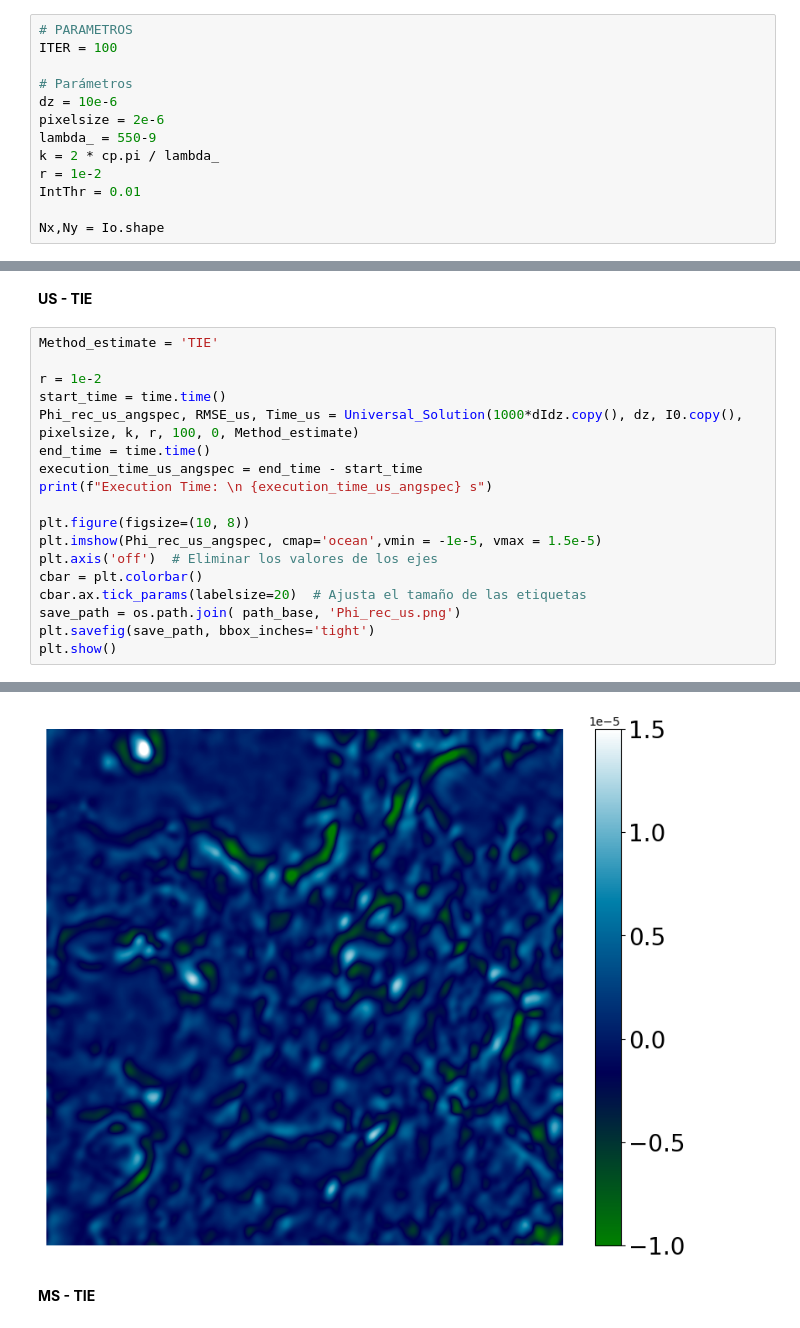
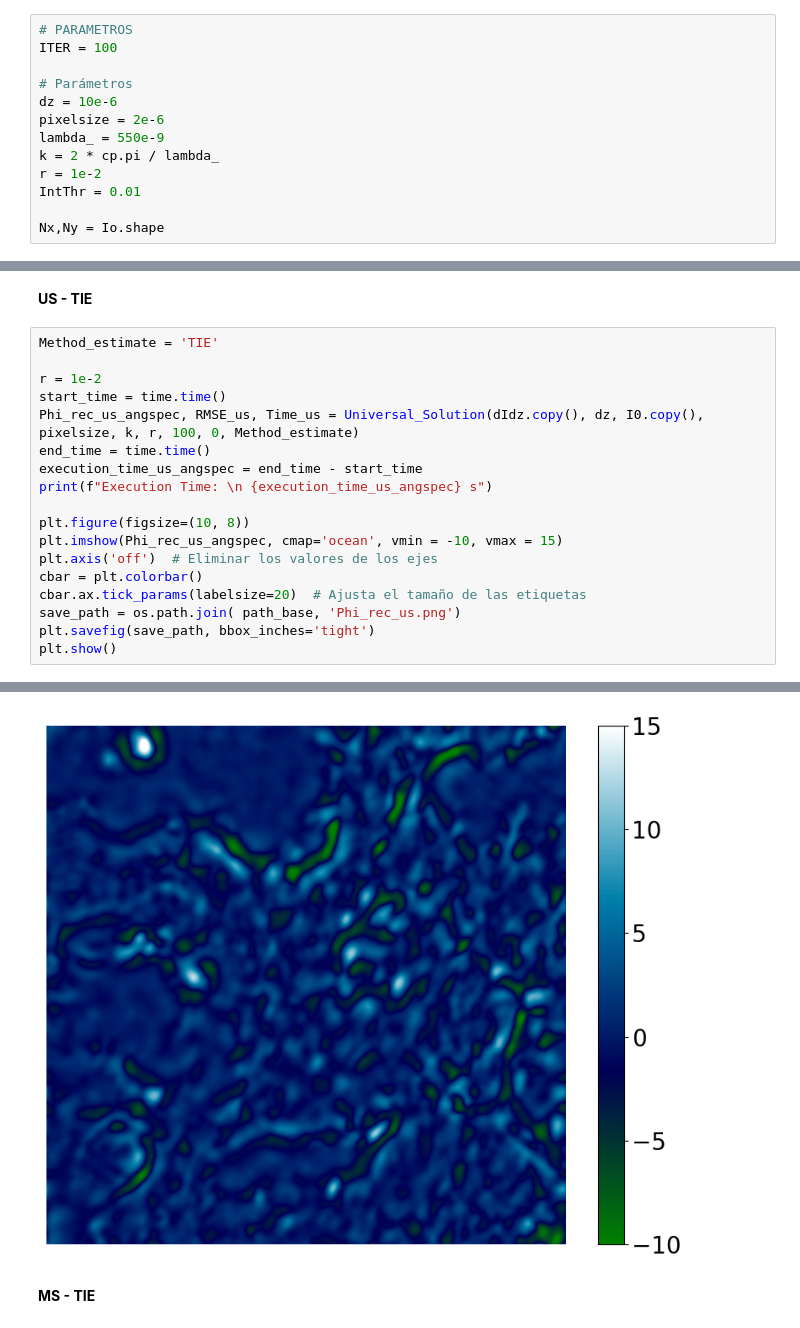
Before and after one commit to alecoso/MS-TIE, a Jupyter notebook: src/MS_TIE-Experiments.ipynb, the cells around one changed output, grey strips where cells are left out. Drawn from its saved outputs; the diff is of its cells as text.

```diff
--- a/src/MS_TIE-Experiments.ipynb
+++ b/src/MS_TIE-Experiments.ipynb
@@ -470,7 +470,7 @@ ITER = 100
 # Parámetros
 dz = 10e-6
 pixelsize = 2e-6
-lambda_ = 550-9
+lambda_ = 550e-9
 k = 2 * cp.pi / lambda_
 r = 1e-2
 IntThr = 0.01
@@ -556,13 +560,13 @@ Method_estimate = 'TIE'
 
 r = 1e-2
 start_time = time.time()
-Phi_rec_us_angspec, RMSE_us, Time_us = Universal_Solution(1000*dIdz.copy(), dz, I0.copy(), pixelsize, k, r, 100, 0, Method_estimate)
+Phi_rec_us_angspec, RMSE_us, Time_us = Universal_Solution(dIdz.copy(), dz, I0.copy(), pixelsize, k, r, 100, 0, Method_estimate)
 end_time = time.time()
 execution_time_us_angspec = end_time - start_time
 print(f"Execution Time: \n {execution_time_us_angspec} s")
 
 plt.figure(figsize=(10, 8))
-plt.imshow(Phi_rec_us_angspec, cmap='ocean',vmin = -1e-5, vmax = 1.5e-5)
+plt.imshow(Phi_rec_us_angspec, cmap='ocean', vmin = -10, vmax = 15)
 plt.axis('off')  # Eliminar los valores de los ejes
 cbar = plt.colorbar()
 cbar.ax.tick_params(labelsize=20)  # Ajusta el tamaño de las etiquetas
@@ -576,4 +580,4 @@ Tiempo de ejecución:
-[figure, old version]
+[figure, new version]
 # %% [markdown]
 **MS - TIE**
 # %%
```
Also changed, not shown: parts of 7 cells of this notebook.
